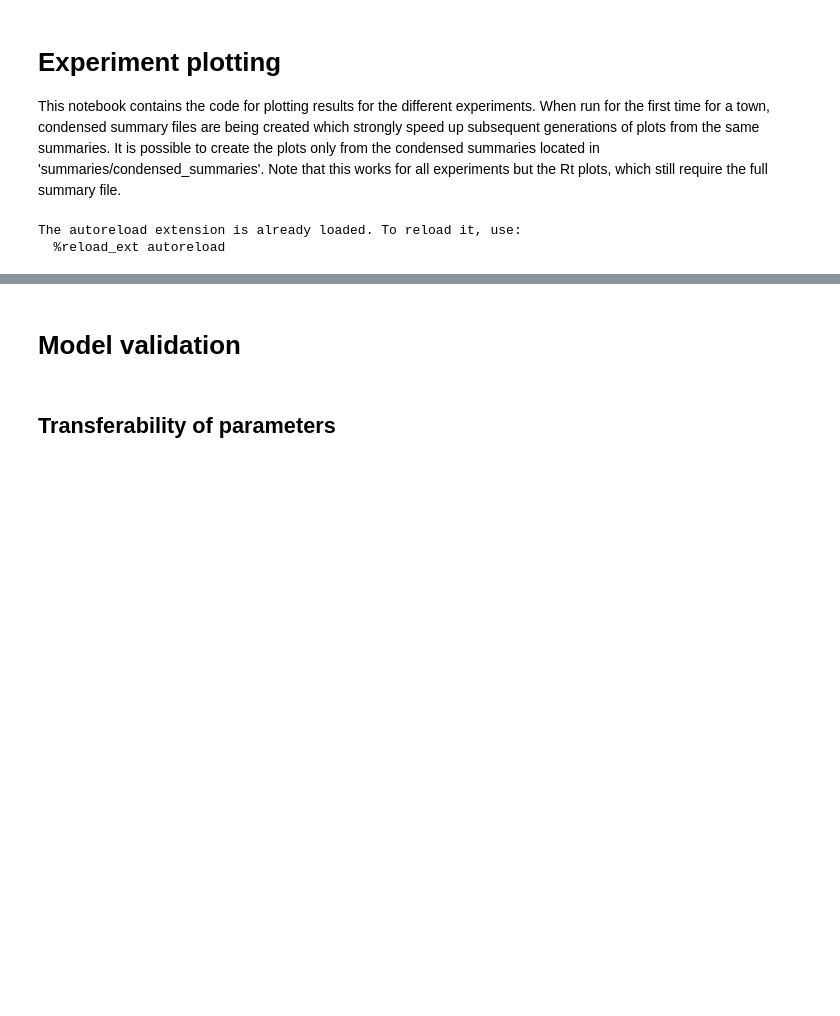
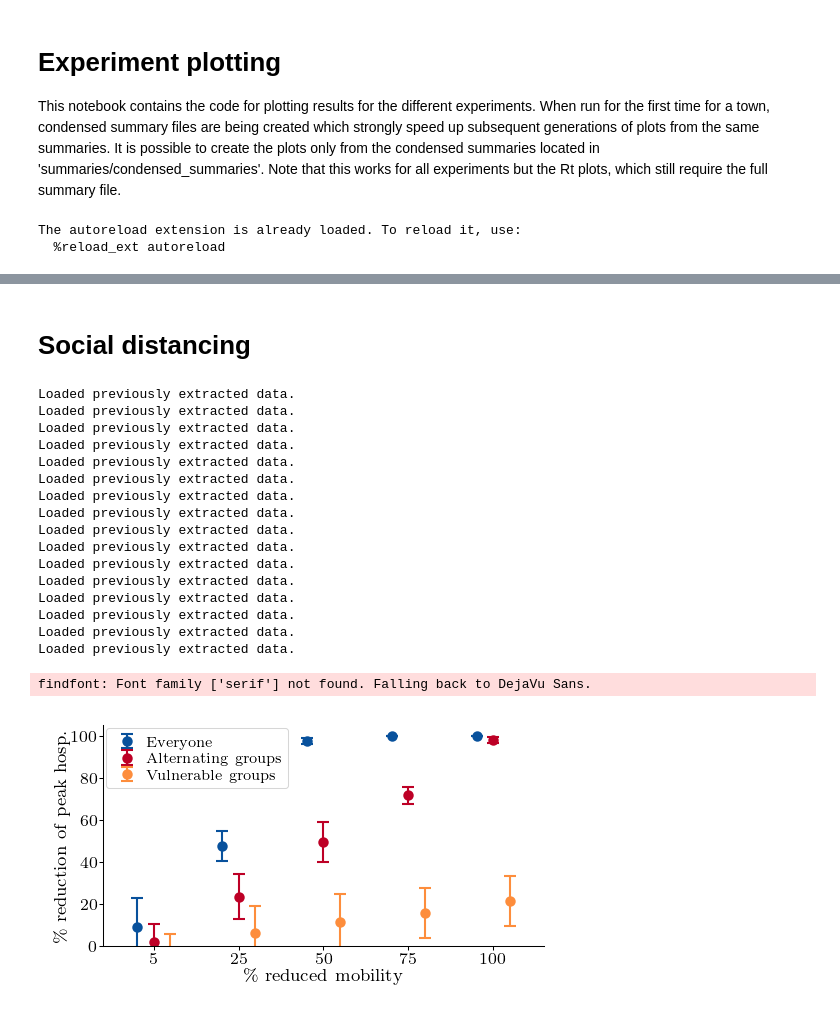
Before and after one commit to covid19-model/simulator, a Jupyter notebook: sim/sim-plot.ipynb, the cells around one changed output, grey strips where cells are left out. Drawn from its saved outputs; the diff is of its cells as text; code cells hidden in the pictures; blank space fills up the shorter version.

```diff
--- a/sim/sim-plot.ipynb
+++ b/sim/sim-plot.ipynb
@@ -72,4 +30,11 @@ show_summary_over_time()
-# %% [markdown]
-# Model validation
-# %% [markdown]
-## Transferability of parameters
+# %%
+commithash = '7d65965' #'f5cfa6f' #'6bbe7a3'
+
+baseline_colors = ['#31a354', '#74c476'] # '#006d2c',
+spect_colors = ['#08519c', '#3182bd', '#6baed6', '#bdd7e7']
+pancast_colors = ['#bd0026', '#f03b20', '#fd8d3c', '#fecc5c', '#ffffb2']
+
+LINE_WIDTH = 7.0
+COL_WIDTH = 3.333
+# %% [markdown]
+# Social distancing
@@ -75,0 +131,46 @@ show_summary_over_time()
+# %%
+# LINE_WIDTH = 7.0
+# COL_WIDTH = 3.333
+# figsize = (1.2 * LINE_WIDTH / 2, 1.2 * LINE_WIDTH / 3 * 4.5/6)
+# FIG_SIZE_FULL_PAGE_DOUBLE_ARXIV_TALL = (LINE_WIDTH / 2, LINE_WIDTH / 3 * 4.5/6) # 2 tall
+
+figsize = lib_plot.FIG_SIZE_FULL_PAGE_DOUBLE_ARXIV_TALL
+
+sig_options={'height': 1.0, 'same_height': False}
+
+
+plot_relative_reduction(
+    country='CH',
+    area='BE',
+    mode='hosp',
+    ps_adoption=[1.0, 0.75, 0.5, 0.25, 0.05],
+    show_significance=None,
+    sig_options=sig_options,
+    show_reduction=True,
+    log_yscale=False,
+    box_plot=True,
+    # ylim=[0,3.5],
+    ylim=[0,105],
+    xlabel=f'\% reduced mobility',
+    figsize=figsize,
+    commithash=commithash
+)
+# %% [output]
+Loaded previously extracted data.
+Loaded previously extracted data.
+Loaded previously extracted data.
+Loaded previously extracted data.
+Loaded previously extracted data.
+Loaded previously extracted data.
+Loaded previously extracted data.
+Loaded previously extracted data.
+Loaded previously extracted data.
+Loaded previously extracted data.
+Loaded previously extracted data.
+Loaded previously extracted data.
+Loaded previously extracted data.
+Loaded previously extracted data.
+Loaded previously extracted data.
+Loaded previously extracted data.
+findfont: Font family ['serif'] not found. Falling back to DejaVu Sans.
+[figure, added]
```
Also changed, not shown: parts of 37 cells of this notebook, 5 other files.
